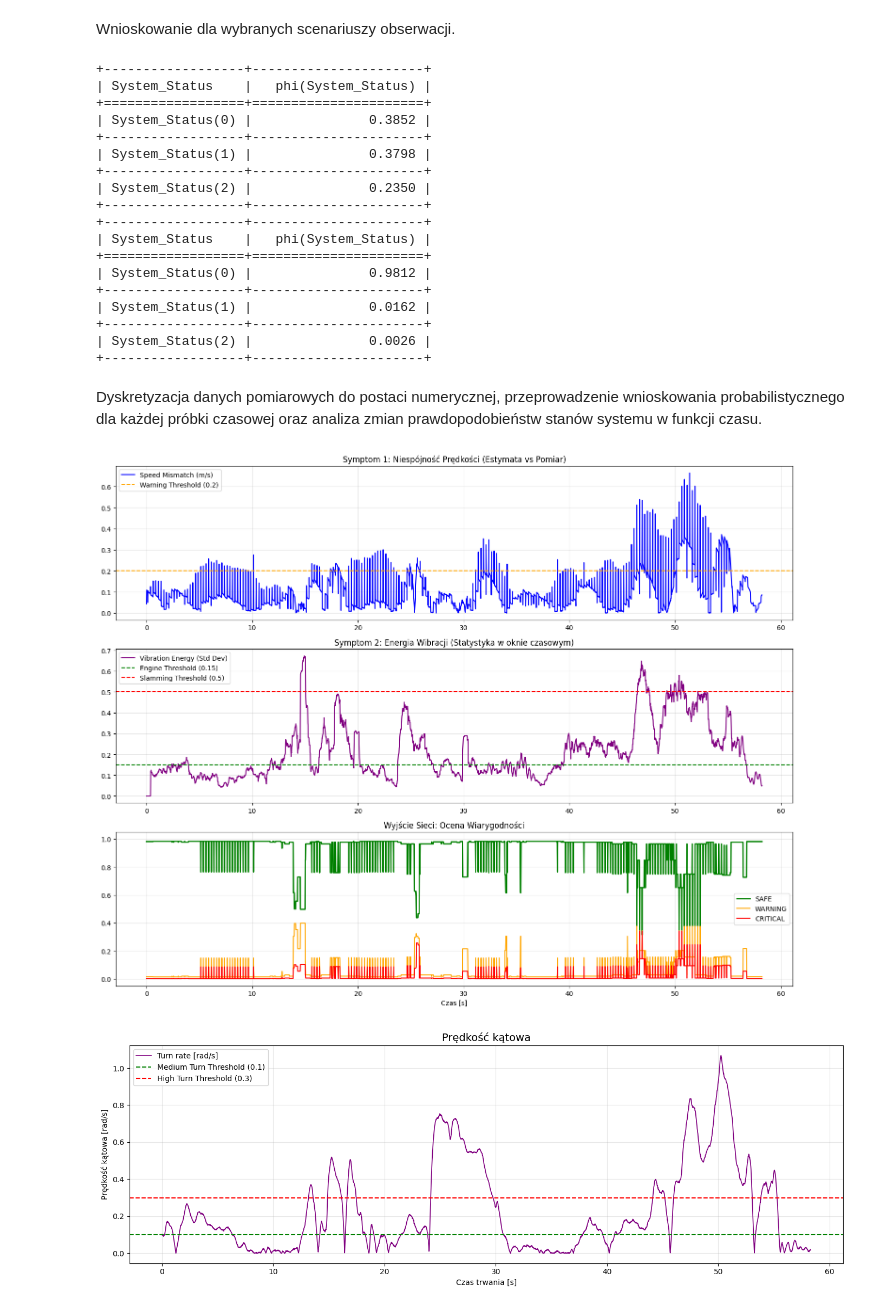
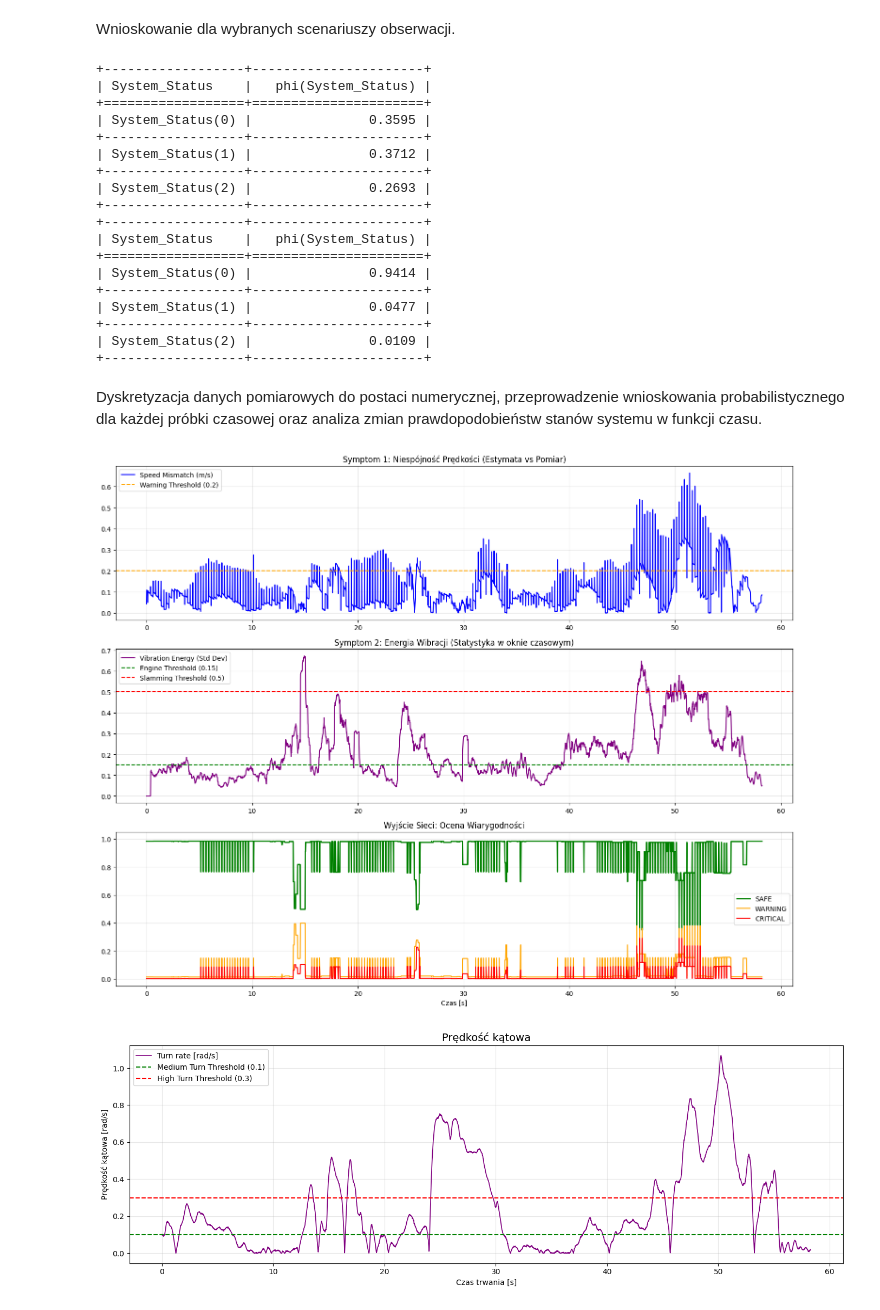
Before and after one commit to tygrysiatkomale/Inzynierka, a Jupyter notebook: data_preparation_and_model_training.ipynb, the cells around one changed output. Drawn from its saved outputs; the diff is of its cells as text; code cells hidden in the pictures.

Commit message:
wind and depth

```diff
--- a/data_preparation_and_model_training.ipynb
+++ b/data_preparation_and_model_training.ipynb
@@ -167,5 +167,8 @@ df_bn['Engine_Status'] = pd.cut(df_merged['speed_filter'],
                                 bins=[-1, 0.2, 100],
                                 labels=[0, 1]).astype(int)
 
+df_bn['Wind_State'] = 0
+df_bn['Depth_State'] = 0
+
 print(df_bn.head(10))
 # %% [output]
@@ -209,16 +220,26 @@ Name: count, dtype: int64
 Definicja struktury sieci opisującej zależności pomiędzy stanem morza, integralnością czujników i statusem systemu, zdefiniowanie tablic prawdopodobieństw warunkowych (CPD)
 # %%
 model = DiscreteBayesianNetwork([
+    ('Wind_State', 'Sea_State'),
     ('Sea_State', 'Roll_State'),
     ('Turn_State', 'Roll_State'),
     ('Sea_State', 'Vibration_State'),
     ('Engine_Status', 'Vibration_State'),
     ('Sensor_Integrity', 'Mismatch_State'),
     ('Sea_State', 'System_Status'),
-    ('Sensor_Integrity', 'System_Status')
+    ('Sensor_Integrity', 'System_Status'),
+    ('Depth_State', 'System_Status')
 ])
 
-cpd_sea = TabularCPD(variable='Sea_State', variable_card=2, values=[[0.90], [0.10]])
+cpd_wind = TabularCPD(variable='Wind_State', variable_card=3, values=[[0.70], [0.20], [0.10]])
+
+cpd_depth = TabularCPD(variable='Depth_State', variable_card=3, values=[[0.85], [0.10], [0.05]])
+
+cpd_sea = TabularCPD(variable='Sea_State', variable_card=2,
+                     values=[
+                         [0.95, 0.70, 0.20],
+                         [0.05, 0.30, 0.80]],
+                         evidence=['Wind_State'], evidence_card=[3])
 
 cpd_sensor = TabularCPD(variable='Sensor_Integrity', variable_card=2, values=[[0.95], [0.05]])
 
@@ -249,12 +270,12 @@ cpd_mismatch = TabularCPD(variable='Mismatch_State', variable_card=3,
 
 cpd_status = TabularCPD(variable='System_Status', variable_card=3,
                       values=[
-                          [0.99, 0.20, 0.50, 0.00],
-                          [0.01, 0.50, 0.40, 0.20],
-                          [0.00, 0.30, 0.10, 0.80]],
-                      evidence=['Sea_State', 'Sensor_Integrity'], evidence_card=[2, 2])
+                          [0.99, 0.85, 0.55,    0.20, 0.10, 0.05,   0.50, 0.35, 0.15,   0.00, 0.00, 0.00],
+                          [0.01, 0.13, 0.35,    0.50, 0.45, 0.25,   0.40, 0.45, 0.45,   0.20, 0.10, 0.05],
+                          [0.00, 0.02, 0.10,    0.30, 0.45, 0.70,   0.10, 0.20, 0.40,   0.80, 0.90, 0.95]],
+                      evidence=['Sea_State', 'Sensor_Integrity', 'Depth_State'], evidence_card=[2, 2, 3])
 
-model.add_cpds(cpd_sea, cpd_sensor,cpd_engine,cpd_turn, cpd_roll, cpd_vib, cpd_mismatch, cpd_status)
+model.add_cpds(cpd_sea, cpd_sensor,cpd_engine,cpd_turn, cpd_roll, cpd_vib, cpd_mismatch, cpd_status, cpd_wind, cpd_depth)
 
 assert model.check_model()
 
@@ -285,20 +306,20 @@ print(q_safe)
 +------------------+----------------------+
 | System_Status    |   phi(System_Status) |
 +==================+======================+
-| System_Status(0) |               0.3852 |
+| System_Status(0) |               0.3595 |
 +------------------+----------------------+
-| System_Status(1) |               0.3798 |
+| System_Status(1) |               0.3712 |
 +------------------+----------------------+
-| System_Status(2) |               0.2350 |
+| System_Status(2) |               0.2693 |
 +------------------+----------------------+
 +------------------+----------------------+
 | System_Status    |   phi(System_Status) |
 +==================+======================+
-| System_Status(0) |               0.9812 |
+| System_Status(0) |               0.9414 |
 +------------------+----------------------+
-| System_Status(1) |               0.0162 |
+| System_Status(1) |               0.0477 |
 +------------------+----------------------+
-| System_Status(2) |               0.0026 |
+| System_Status(2) |               0.0109 |
 +------------------+----------------------+
 # %% [markdown]
 Dyskretyzacja danych pomiarowych do postaci numerycznej, przeprowadzenie wnioskowania probabilistycznego dla każdej próbki czasowej oraz analiza zmian prawdopodobieństw stanów systemu w funkcji czasu.
@@ -314,7 +335,9 @@ for index, row in df_bn.iterrows():
         'Roll_State': row['Roll_State'],
         'Vibration_State': row['Vibration_State'],
         'Turn_State': row['Turn_State'],
-        'Engine_Status': row['Engine_Status']
+        'Engine_Status': row['Engine_Status'],
+        'Wind_State': row['Wind_State'],
+        'Depth_State': row['Depth_State']
     }
 
     try:
@@ -322,10 +345,11 @@ for index, row in df_bn.iterrows():
         results_safe.append(q.values[0])
         results_warning.append(q.values[1])
         results_critical.append(q.values[2])
-    except:
+    except Exception as e:
         results_safe.append(0)
         results_warning.append(1)
         results_critical.append(0)
+        print("Inference error:", e)
 
 plt.figure(figsize=(15, 12))
 time_rel = df_merged['time'] - df_merged['time'].iloc[0]
@@ -335,34 +359,34 @@ plt.subplot(3, 1, 1)
 plt.plot(time_rel, df_merged['speed_mismatch'], label='Speed Mismatch (m/s)', color='blue')
 plt.axhline(y=0.2, color='orange', linestyle='--', label='Warning Threshold (0.2)')
 plt.title('Symptom 1: Niespójność Prędkości (Estymata vs Pomiar)', fontsize=12)
 plt.legend()
 plt.grid(True, alpha=0.3)
 
 
 plt.subplot(3, 1, 2)
 plt.plot(time_rel, df_merged['vibration_energy'], label='Vibration Energy (Std Dev)', color='purple')
 plt.axhline(y=0.15, color='green', linestyle='--', label='Engine Threshold (0.15)')
 plt.axhline(y=0.5, color='red', linestyle='--', label='Slamming Threshold (0.5)')
 plt.title('Symptom 2: Energia Wibracji (Statystyka w oknie czasowym)', fontsize=12)
 plt.legend()
 plt.grid(True, alpha=0.3)
 
 
 plt.subplot(3, 1, 3)
 plt.plot(time_rel, results_safe, label='SAFE', color='green', linewidth=2)
 plt.plot(time_rel, results_warning, label='WARNING', color='orange', linewidth=1.5)
 plt.plot(time_rel, results_critical, label='CRITICAL', color='red', linewidth=1.5)
 plt.title('Wyjście Sieci: Ocena Wiarygodności', fontsize=12)
 plt.xlabel('Czas [s]')
 plt.legend()
 plt.grid(True, alpha=0.3)
 plt.ylim(-0.05, 1.05)
 
 plt.tight_layout()
 plt.savefig('integrity_monitor_final.png')
 plt.show()
 # %% [output]
-[figure, old version]
+[figure, new version]
 # %%
 plt.figure(figsize=(14, 5))
 
```
Also changed, not shown: parts of 2 cells of this notebook, 3 other files.
